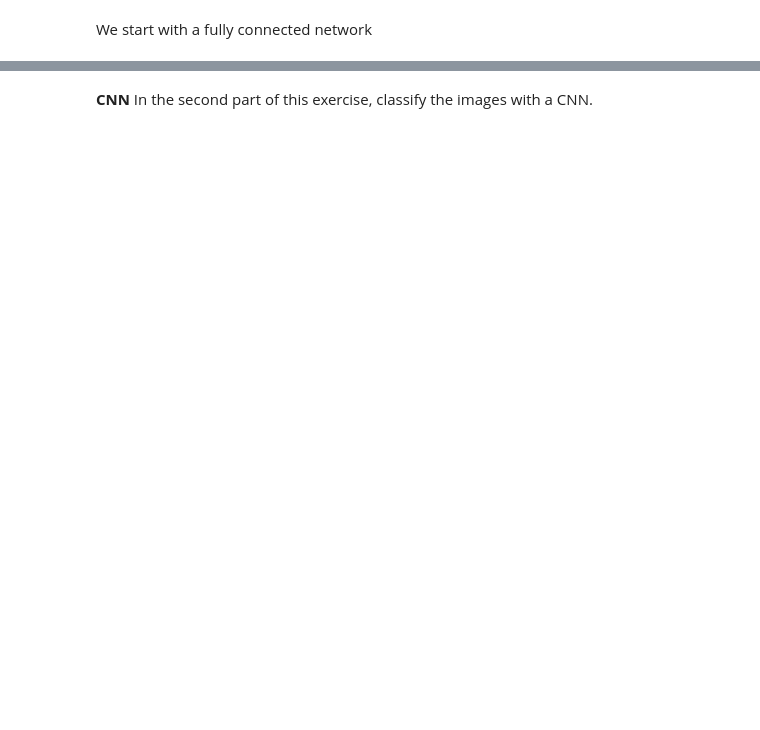
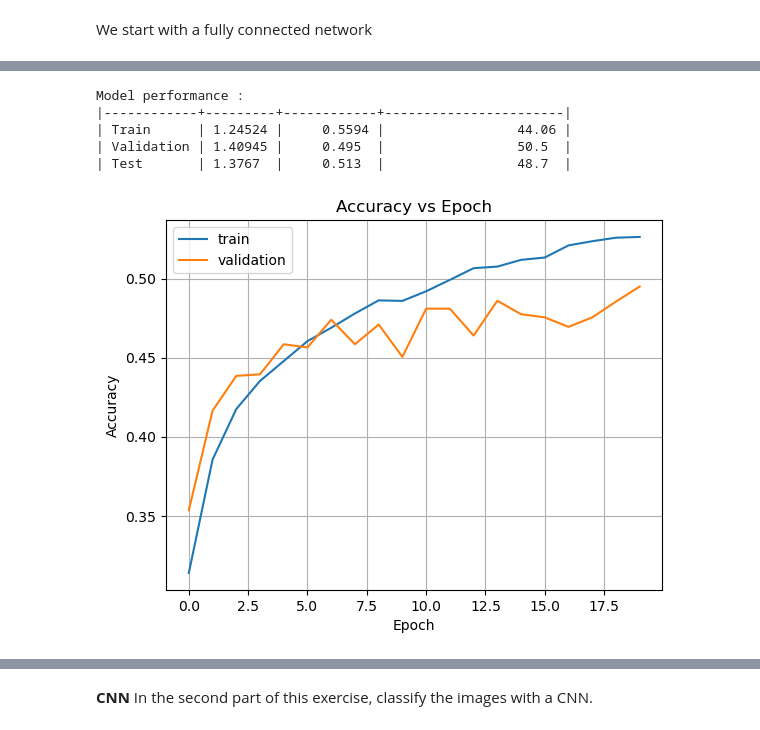
Before and after one commit to adrian-sica/ADL2025_exercises, a Jupyter notebook: Exercise7p1/Exercise_7_1_CIFAR_10.ipynb, the cells around one changed output, grey strips where cells are left out. Saved outputs shown, nothing was run; the diff lists cells and outputs as text; code cells hidden in the pictures; blank space fills up the shorter version.

```diff
--- a/Exercise7p1/Exercise_7_1_CIFAR_10.ipynb
+++ b/Exercise7p1/Exercise_7_1_CIFAR_10.ipynb
@@ -174,19 +192,31 @@ We start with a fully connected network
 # %%
+nb_nodes = 256
+activation = "relu"
+output = 10
+drop_rate = 0.25 # Between 0.2 and 0.5
+
+model = tf.keras.models.Sequential([
+    layers.Dense(nb_nodes, activation=activation, input_shape=(3072,)),
+    layers.Dense(nb_nodes, activation=activation, input_shape=(3072,)),
+    layers.Dropout(drop_rate),
+    layers.Dense(output), # output
+    # softmax activation to transform output into probabilities
+    layers.Activation('softmax')])
 # ----------------------------------------------------------
 # Training
 # ----------------------------------------------------------
 model.compile(
     # the recommended loss
     loss='categorical_crossentropy',
-    optimizer=tf.keras.optimizers.legacy.Adam(learning_rate=0.0001), # For M1/M2 macs works better
+    optimizer=tf.keras.optimizers.legacy.Adam(learning_rate=0.001), # For M1/M2 macs works better
     metrics=['accuracy']
 )
 
 model.fit(
     x_train_norm,
     y_train_onehot,
-    batch_size=3072, # = 32 * 32 *3
-    epochs=20, # train at least for 20 epochs
+    batch_size=128,
+    epochs=20,
     verbose=2,
     validation_data=(x_valid_norm, y_valid_onehot),
     callbacks=[tf.keras.callbacks.CSVLogger("history_{}.csv".format(model.name))],
@@ -235,0 +243,31 @@ plot_confusion(y_test_cl, y_predict_cl)
+# %%
+print("Model performance :")
+headers = ["", "Loss", "Accuracy", "Test error rate [%]"]
+
+table = [
+    [
+        "Train",
+        *model.evaluate(x_train_norm, y_train_onehot, verbose=0, batch_size=nb_nodes),
+        (1 - model.evaluate(x_train_norm, y_train_onehot, verbose=0, batch_size=nb_nodes)[1])
+        * 100,
+    ],
+    [
+        "Validation",
+        *model.evaluate(x_valid_norm, y_valid_onehot, verbose=0, batch_size=nb_nodes),
+        (1 - model.evaluate(x_valid_norm, y_valid_onehot, verbose=0, batch_size=nb_nodes)[1])
+        * 100,
+    ],
+    [
+        "Test",
+        *model.evaluate(x_test_norm, y_test_onehot, verbose=0, batch_size=nb_nodes),
+        (1 - model.evaluate(x_test_norm, y_test_onehot, verbose=0, batch_size=nb_nodes)[1]) * 100,
+    ],
+]
+
+print(tabulate(table, headers=headers, tablefmt="orgtbl"))
+# %% [output]
+Model performance :
+|------------+---------+------------+-----------------------|
+| Train      | 1.24524 |     0.5594 |                 44.06 |
+| Validation | 1.40945 |     0.495  |                 50.5  |
+| Test       | 1.3767  |     0.513  |                 48.7  |
@@ -236 +287,15 @@ plot_confusion(y_test_cl, y_predict_cl)
+# %%
+# training curves
+history = np.genfromtxt("history_{}.csv".format(model.name), delimiter=",", names=True)
+
+fig, ax = plt.subplots()
+ax.plot(history['accuracy'])
+ax.plot(history['val_accuracy'])
+ax.set(xlabel="Epoch", ylabel="Accuracy", title="Accuracy vs Epoch")
+ax.grid(True)
+ax.legend(['train', 'validation'], loc='upper left')
+
+plt.show()
+# %% [output]
+[figure, added]
 # %%
```
Also changed, not shown: parts of 10 cells of this notebook.
